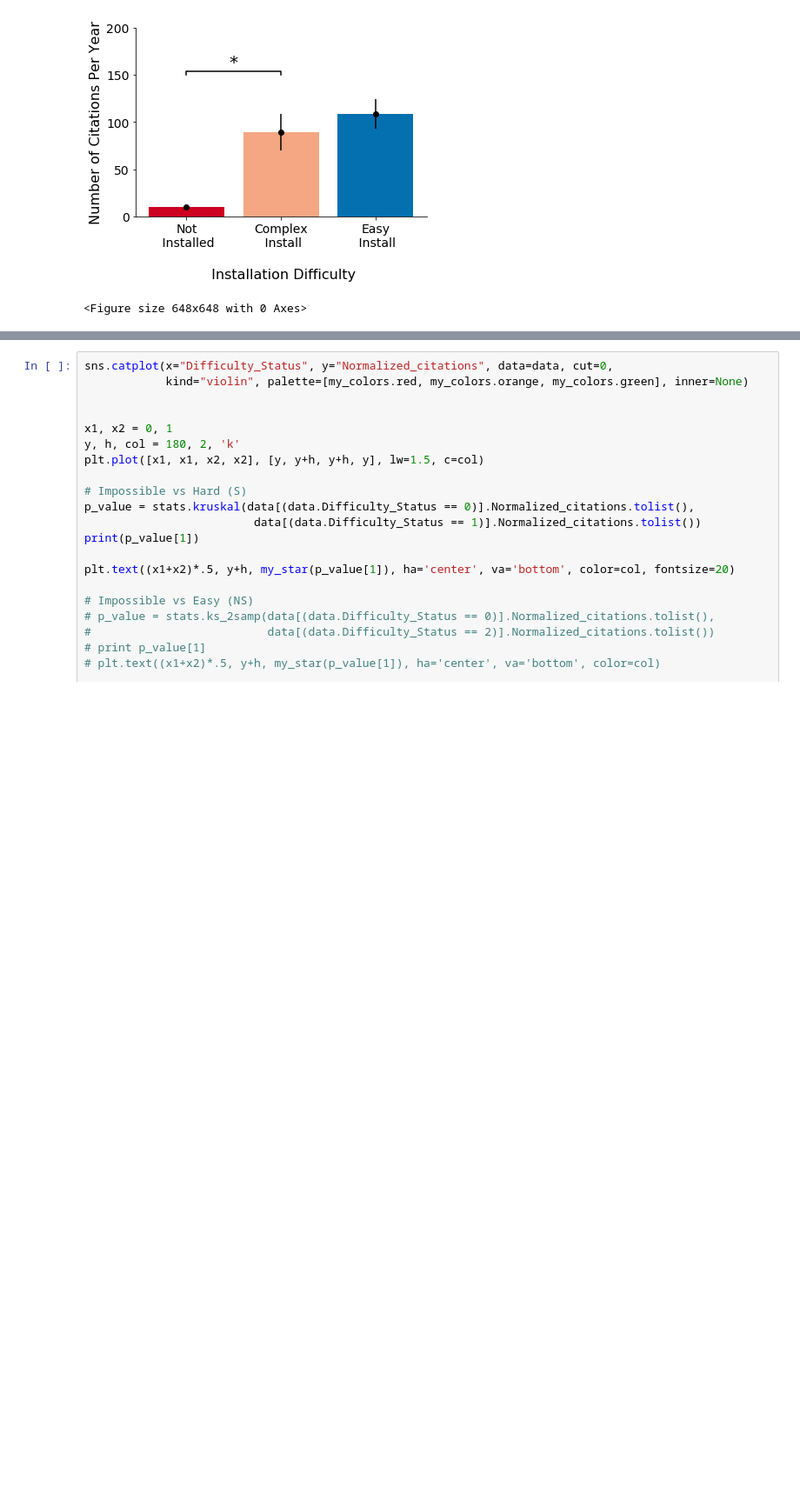
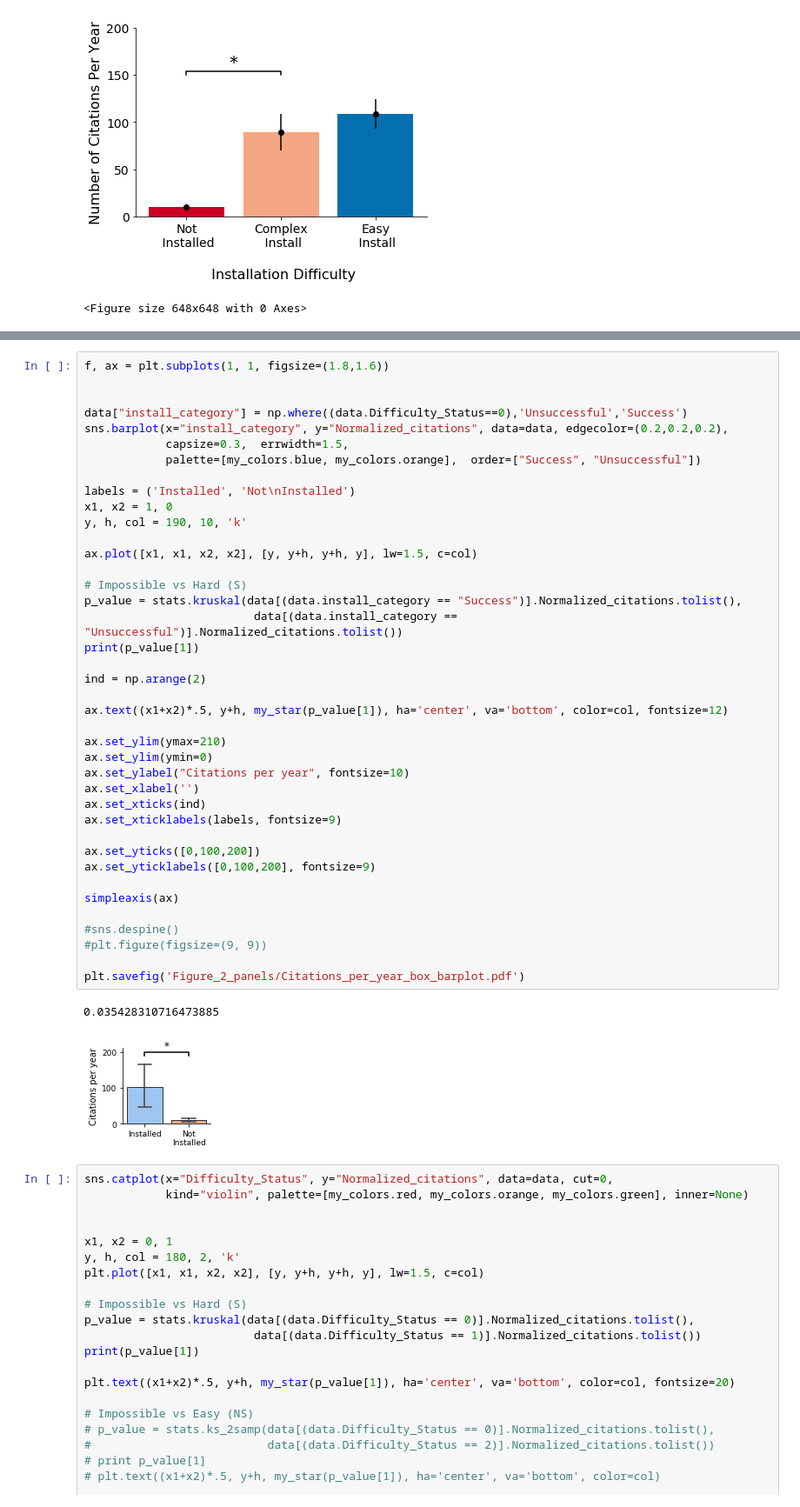
Before and after one commit to smangul1/good.software, a Jupyter notebook: analysis/Figure2.ipynb, the cells around one changed output, grey strips where cells are left out. Shown: that part at 87% size. Cells and saved outputs as stored; diff of their text form; blank space fills up the shorter version.

```diff
--- a/analysis/Figure2.ipynb
+++ b/analysis/Figure2.ipynb
@@ -577,3 +611,46 @@ plt.savefig('Figure_2_panels/Citations_per_year_box.pdf')
+# %%
+f, ax = plt.subplots(1, 1, figsize=(1.8,1.6))
+
+
+data["install_category"] = np.where((data.Difficulty_Status==0),'Unsuccessful','Success')
+sns.barplot(x="install_category", y="Normalized_citations", data=data, edgecolor=(0.2,0.2,0.2),
+            capsize=0.3,  errwidth=1.5,
+            palette=[my_colors.blue, my_colors.orange],  order=["Success", "Unsuccessful"])
+
+labels = ('Installed', 'Not\nInstalled')
+x1, x2 = 1, 0
+y, h, col = 190, 10, 'k'
+
+ax.plot([x1, x1, x2, x2], [y, y+h, y+h, y], lw=1.5, c=col)
+
+# Impossible vs Hard (S)
+p_value = stats.kruskal(data[(data.install_category == "Success")].Normalized_citations.tolist(),
+                         data[(data.install_category == "Unsuccessful")].Normalized_citations.tolist())
+print(p_value[1])
+
+ind = np.arange(2)
+
+ax.text((x1+x2)*.5, y+h, my_star(p_value[1]), ha='center', va='bottom', color=col, fontsize=12)
+
+ax.set_ylim(ymax=210)
+ax.set_ylim(ymin=0)
+ax.set_ylabel("Citations per year", fontsize=10)
+ax.set_xlabel('')
+ax.set_xticks(ind)
+ax.set_xticklabels(labels, fontsize=9)
+
+ax.set_yticks([0,100,200])
+ax.set_yticklabels([0,100,200], fontsize=9)
+
+simpleaxis(ax)
+
+#sns.despine()
+#plt.figure(figsize=(9, 9))
+
+plt.savefig('Figure_2_panels/Citations_per_year_box_barplot.pdf')
+# %% [output]
+0.035428310716473885
+[figure, added]
 # %%
 sns.catplot(x="Difficulty_Status", y="Normalized_citations", data=data, cut=0,
             kind="violin", palette=[my_colors.red, my_colors.orange, my_colors.green], inner=None)
```
Also changed, not shown: parts of 12 cells of this notebook, 29 other files.
